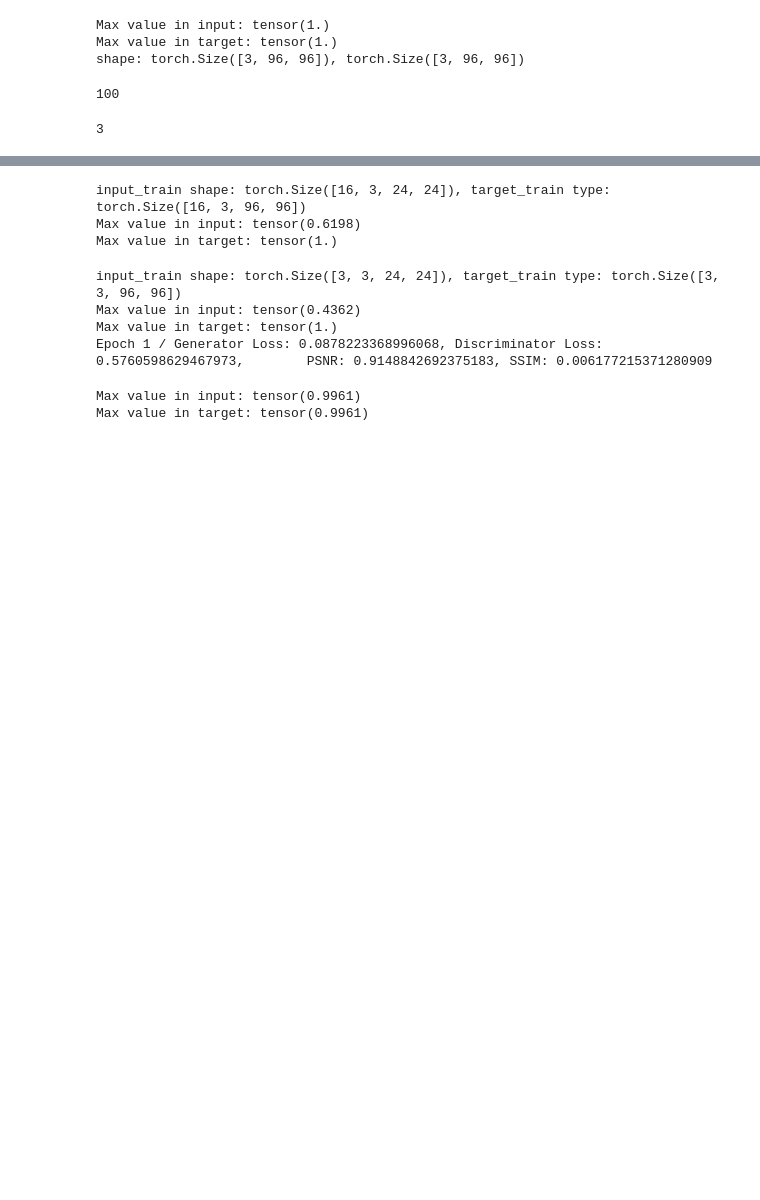
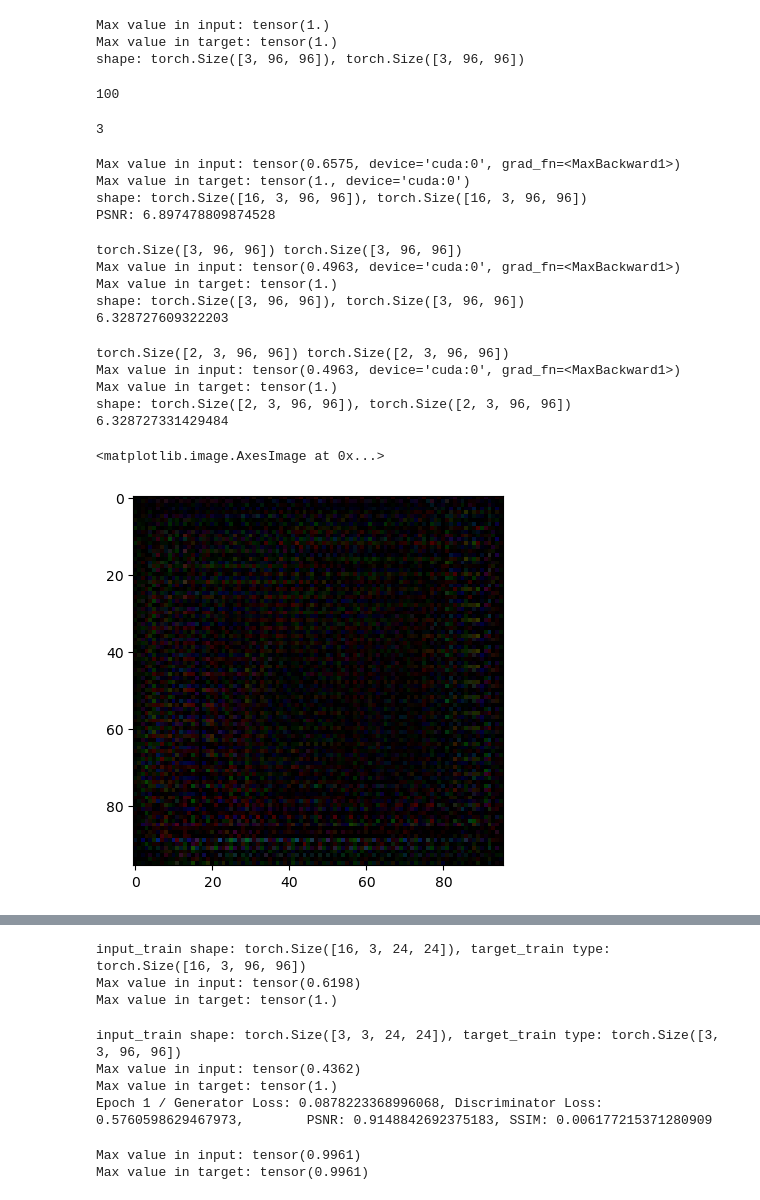
Before and after one commit to mondayinred/SRGAN, a Jupyter notebook: test.ipynb, the cells around one changed output, grey strips where cells are left out. Cells and saved outputs as stored; diff of their text form; code cells hidden in the pictures; blank space fills up the shorter version.

```diff
--- a/test.ipynb
+++ b/test.ipynb
@@ -92,3 +161,48 @@ shape: torch.Size([3, 96, 96]), torch.Size([3, 96, 96])
 print(len(input))
 # %% [output]
 3
+# %%
+generator = SRGAN_GEN().to(train_config['device'])
+n = 0
+
+for input_train, target_train in train_loader:
+    if n == 1:
+        break
+    n += 1
+    input_train = input_train.to(train_config['device'])
+    temp_target = target_train[0]
+    target_train = target_train.to(train_config['device'])
+    generated_image = generator(input_train).to(train_config['device'])
+    temp_generated = generated_image[0]
+    print(f'PSNR: {psnr_srgan(generated_image, target_train)}')
+# %% [output]
+Max value in input: tensor(0.6575, device='cuda:0', grad_fn=<MaxBackward1>)
+Max value in target: tensor(1., device='cuda:0')
+shape: torch.Size([16, 3, 96, 96]), torch.Size([16, 3, 96, 96])
+PSNR: 6.897478809874528
+# %%
+print(temp_generated.shape, temp_target.shape)
+print(psnr_srgan(temp_generated, temp_target))
+# %% [output]
+torch.Size([3, 96, 96]) torch.Size([3, 96, 96])
+Max value in input: tensor(0.4963, device='cuda:0', grad_fn=<MaxBackward1>)
+Max value in target: tensor(1.)
+shape: torch.Size([3, 96, 96]), torch.Size([3, 96, 96])
+6.328727609322203
+# %%
+temp_generated = torch.concat([temp_generated.unsqueeze(0), temp_generated.unsqueeze(0)], dim=0)
+temp_target = torch.concat([temp_target.unsqueeze(0), temp_target.unsqueeze(0)], dim=0)
+print(temp_generated.shape, temp_target.shape)
+print(psnr_srgan(temp_generated, temp_target))
+# 결론: psnr_srgan은 배치 2개(=총 개수)에 대한 평균 PSNR을 구해준다
+# %% [output]
+torch.Size([2, 3, 96, 96]) torch.Size([2, 3, 96, 96])
+Max value in input: tensor(0.4963, device='cuda:0', grad_fn=<MaxBackward1>)
+Max value in target: tensor(1.)
+shape: torch.Size([2, 3, 96, 96]), torch.Size([2, 3, 96, 96])
+6.328727331429484
+# %%
+plt.imshow(temp_generated.detach().cpu().permute(1, 2, 0).numpy())
+# %% [output]
+<matplotlib.image.AxesImage at 0x...>
+[figure, added]
```
Also changed, not shown: parts of 14 cells of this notebook, 19 other files.
